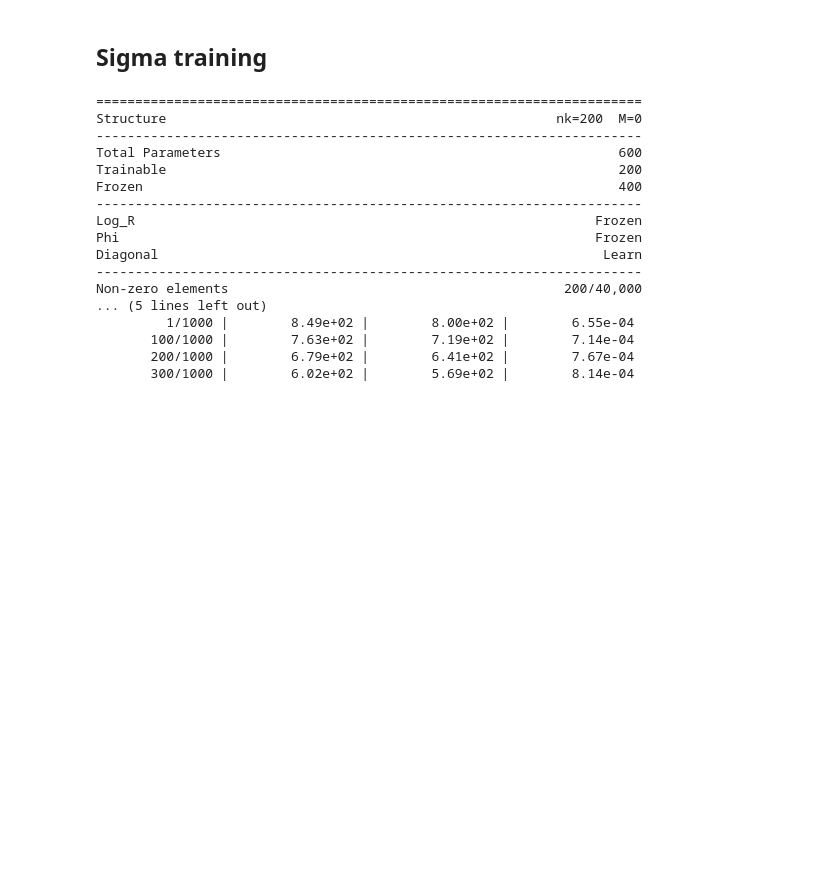
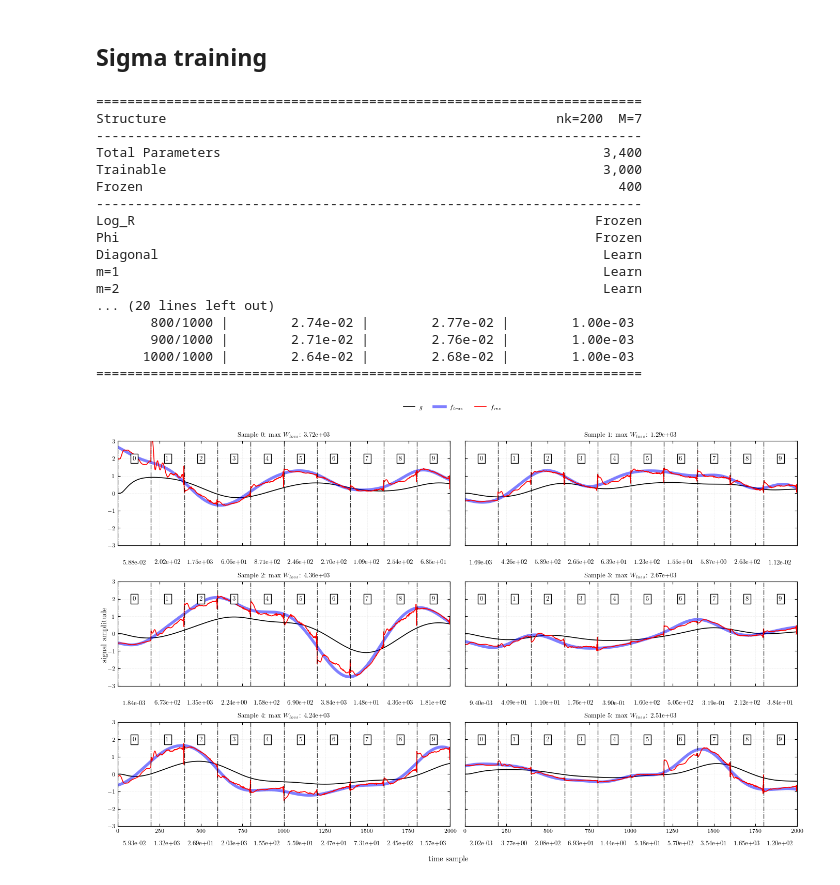
Before and after one commit to Sparisi01/RPM_implementation, a Jupyter notebook: tikhonov_learned_window.ipynb, the cells around one changed output. Cells and saved outputs as stored; diff of their text form; code cells hidden in the pictures; blank space fills up the shorter version.

```diff
--- a/tikhonov_learned_window.ipynb
+++ b/tikhonov_learned_window.ipynb
@@ -562,45 +497,45 @@ Non-zero elements                                           200/40,000
 # %%
 if DO_TRAINING:
 
-    max_M = 5
+    max_M = 7
 
     model.freeze_all()
     model.unfreeze_sigma()
 
-    for m_index in range(max_M):
+    model = model.sigma.increase_bandwidth(model, max_M)
+    model.summary()
 
-        model = model.sigma.increase_bandwidth(model, m_index)
-        model.summary()
+    history = train(
+        model        = model,
+        g_tr_wins    = g_tr_wins,
+        f_tr_wins    = f_tr_wins,
+        g_va_wins    = g_va_wins,
+        f_va_wins    = f_va_wins,
+        n_epochs     = 1000,
+        checkpoint_path = f"assets/tikhonov_learned/{DATASET_CODE}best_tikhonov.pt",
+        history      = history
+    )
 
-        history = train(
-            model        = model,
-            g_tr_wins    = g_tr_wins,
-            f_tr_wins    = f_tr_wins,
-            g_va_wins    = g_va_wins,
-            f_va_wins    = f_va_wins,
-            n_epochs     = 1000,
-            checkpoint_path = f"assets/tikhonov_learned/{DATASET_CODE}best_tikhonov.pt"
-        )
-
-predictions_plot(g_val, f_val, W = W, max_window=10)
+predictions_plot(model, g_val, f_val, W = W, max_window=10)
 # %% [output]
 ======================================================================
-Structure                                                  nk=200  M=0
+Structure                                                  nk=200  M=7
 ----------------------------------------------------------------------
-Total Parameters                                                   600
-Trainable                                                          200
+Total Parameters                                                 3,400
+Trainable                                                        3,000
 Frozen                                                             400
 ----------------------------------------------------------------------
 Log_R                                                           Frozen
 Phi                                                             Frozen
 Diagonal                                                         Learn
-----------------------------------------------------------------------
-Non-zero elements                                           200/40,000
-... (5 lines left out)
-         1/1000 |        8.49e+02 |        8.00e+02 |        6.55e-04
-       100/1000 |        7.63e+02 |        7.19e+02 |        7.14e-04
-       200/1000 |        6.79e+02 |        6.41e+02 |        7.67e-04
-       300/1000 |        6.02e+02 |        5.69e+02 |        8.14e-04
+m=1                                                              Learn
+m=2                                                              Learn
+... (20 lines left out)
+       800/1000 |        2.74e-02 |        2.77e-02 |        1.00e-03
+       900/1000 |        2.71e-02 |        2.76e-02 |        1.00e-03
+      1000/1000 |        2.64e-02 |        2.68e-02 |        1.00e-03
+======================================================================
+[figure, added]
 # %%
 if DO_TRAINING:
 
```
Also changed, not shown: parts of 11 cells of this notebook, 4 other files.
